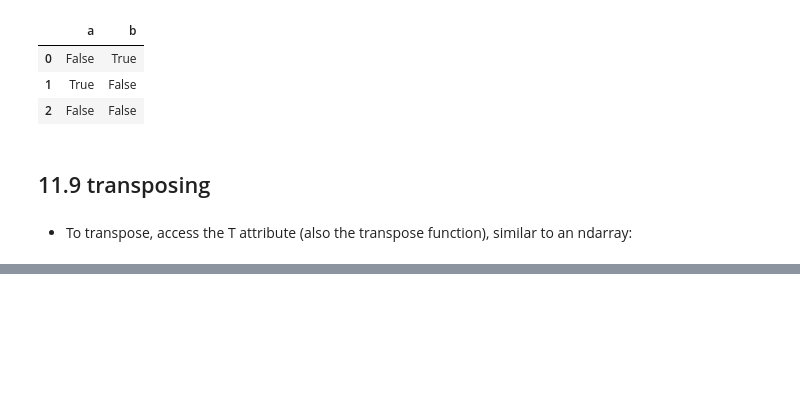
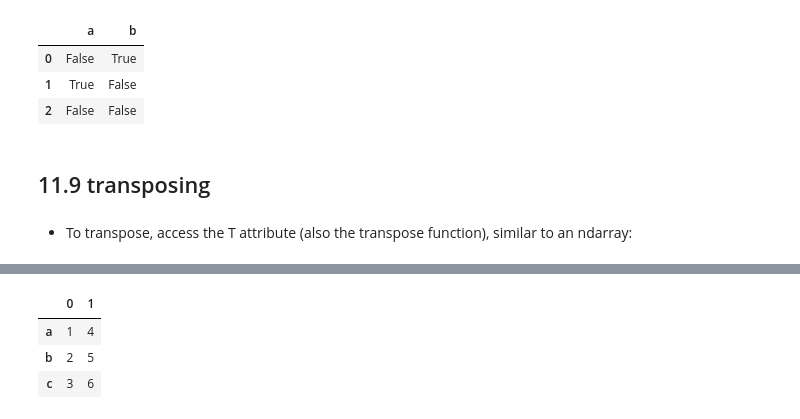
Before and after one commit to zlwym/Week1-Intro-to-Python, a Jupyter notebook: Introduction_to_Python.ipynb, the cells around one changed output, grey strips where cells are left out. Drawn from its saved outputs; the diff is of its cells as text; code cells hidden in the pictures; blank space fills up the shorter version.

```diff
--- a/Introduction_to_Python.ipynb
+++ b/Introduction_to_Python.ipynb
@@ -1826,0 +1833,12 @@ df[:4].T
+# %%
+#added example
+#transposing using the T attribure
+
+df4 = pd.DataFrame([[1,2,3], [4,5,6], [7,8,9]], columns = ['a', 'b', 'c'])  #create a dataframe
+
+df4[:2].T   #use T to transpose, and only show the first 2 rows
+# %% [output]
+|  | 0 | 1 |
+| a | 1 | 4 |
+| b | 2 | 5 |
+| c | 3 | 6 |
```
Also changed, not shown: parts of 9 cells of this notebook.
